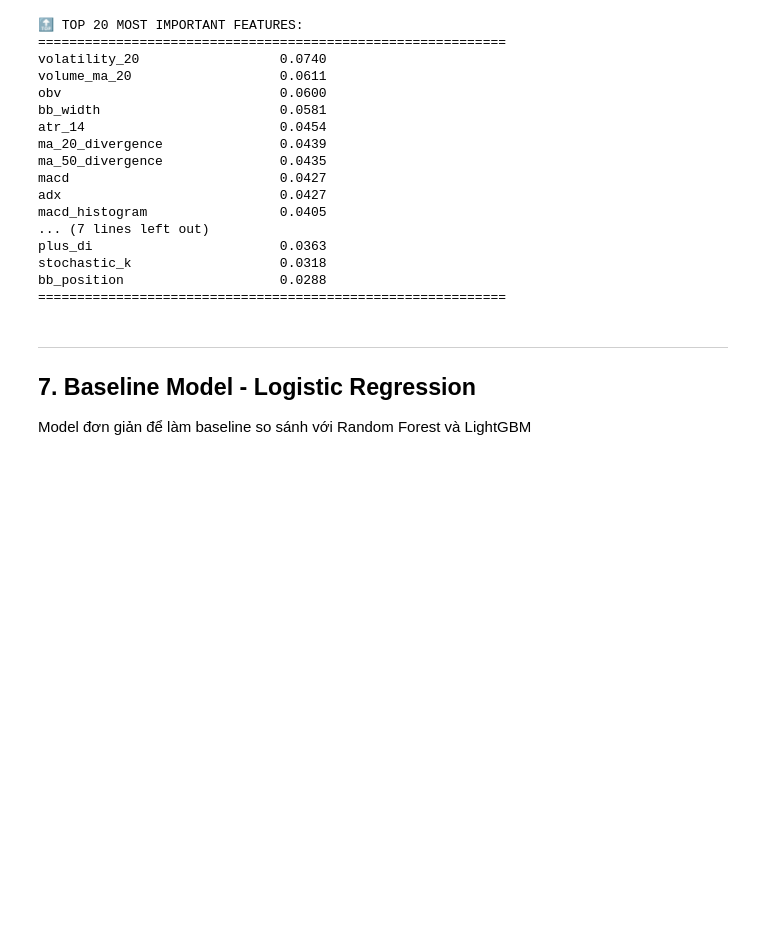
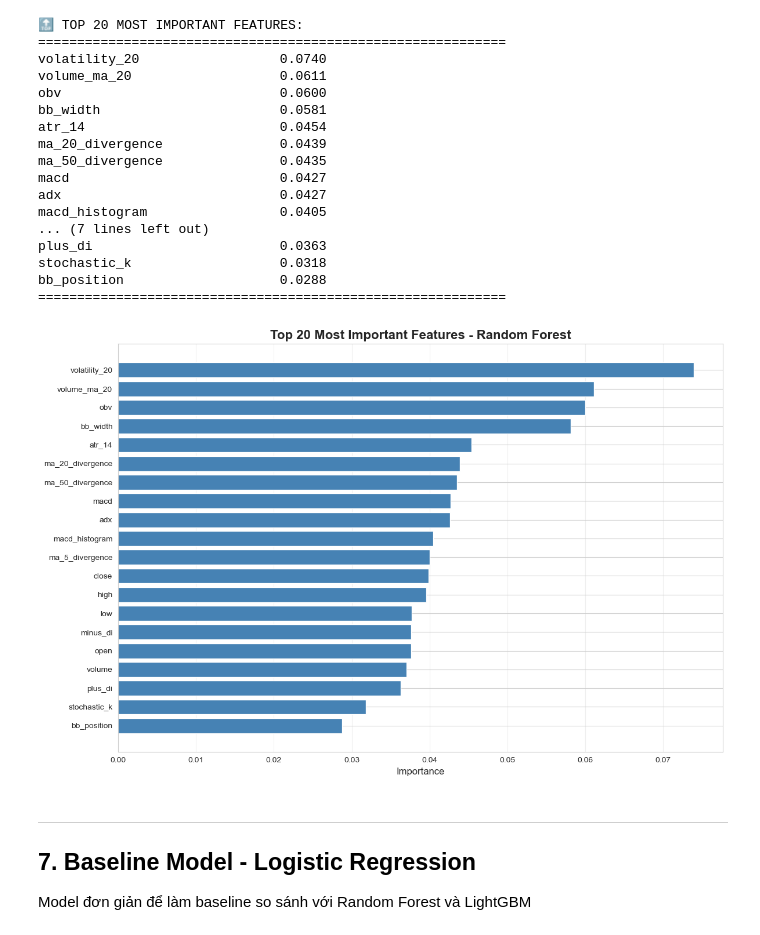
Before and after one commit to callmezuy/hcmus-introds--final-project, a Jupyter notebook: src/notebooks/modelling.ipynb, the cells around one changed output. Saved outputs shown, nothing was run; the diff lists cells and outputs as text; code cells hidden in the pictures; blank space fills up the shorter version.

Commit message:
Add Feat: Add some error diagram and detail analyst

```diff
--- a/src/notebooks/modelling.ipynb
+++ b/src/notebooks/modelling.ipynb
@@ -457,6 +457,19 @@ plus_di                        0.0363
 stochastic_k                   0.0318
 bb_position                    0.0288
 ============================================================
+# %%
+# Visualize Feature Importance - Random Forest
+plt.figure(figsize=(12, 8))
+plt.barh(range(len(top_20_features)), top_20_features['importance'], color='steelblue')
+plt.yticks(range(len(top_20_features)), top_20_features['feature'])
+plt.xlabel('Importance', fontsize=12)
+plt.title('Top 20 Most Important Features - Random Forest', fontsize=16, fontweight='bold')
+plt.gca().invert_yaxis()
+plt.grid(axis='x', alpha=0.3)
+plt.tight_layout()
+plt.show()
+# %% [output]
+[figure, added]
 # %% [markdown]
 ---
 
```
Also changed, not shown: parts of 15 cells of this notebook.
